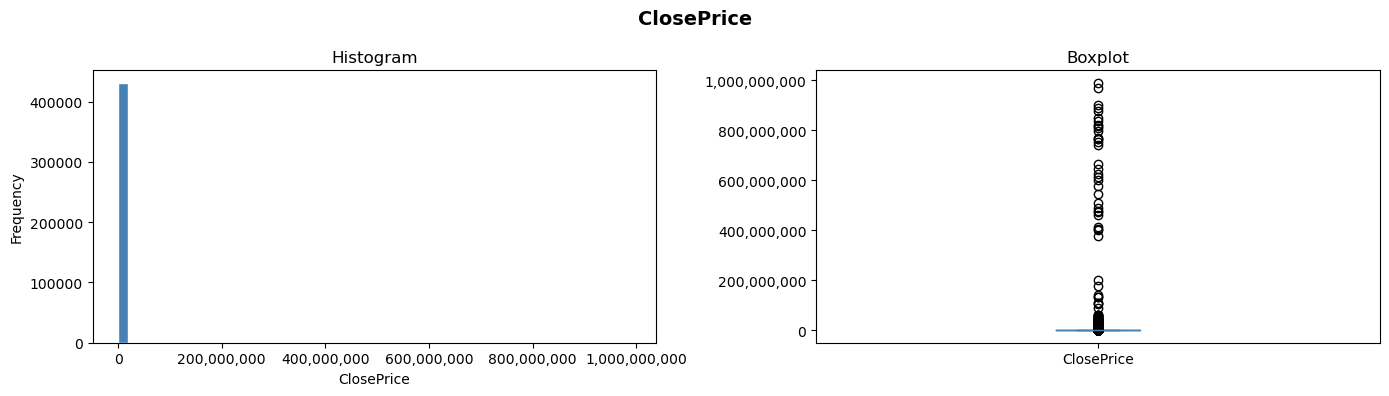
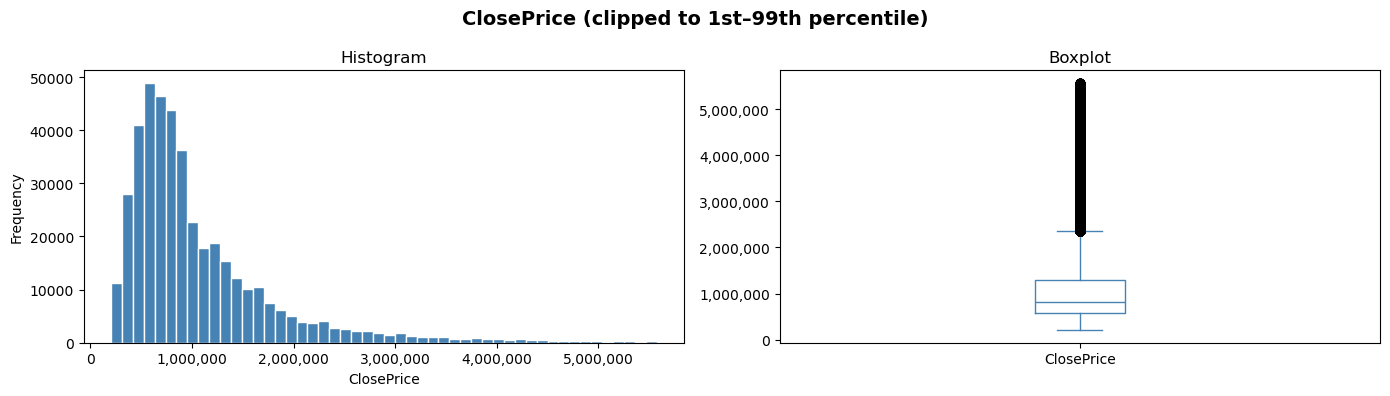
Code edit (unified diff) that turned the first committed figure into the second:
--- before
+++ after
@@ -5,9 +5,16 @@
         continue
     
+    data = sold[col].dropna()
+    
+    # Clip to 1st-99th percentile to remove extreme outliers from skewing the plot
+    p01 = data.quantile(0.01)
+    p99 = data.quantile(0.99)
+    data_clipped = data[(data >= p01) & (data <= p99)]
+    
     fig, axes = plt.subplots(1, 2, figsize=(14, 4))
-    fig.suptitle(col, fontsize=14, fontweight='bold')
+    fig.suptitle(f"{col} (clipped to 1st–99th percentile)", fontsize=14, fontweight='bold')
     
     # Histogram
-    sold[col].dropna().plot(kind='hist', bins=50, ax=axes[0], color='steelblue', edgecolor='white')
+    data_clipped.plot(kind='hist', bins=50, ax=axes[0], color='steelblue', edgecolor='white')
     axes[0].set_title('Histogram')
     axes[0].set_xlabel(col)
@@ -15,5 +22,5 @@
     
     # Boxplot
-    sold[[col]].dropna().plot(kind='box', ax=axes[1], color='steelblue')
+    data_clipped.to_frame().plot(kind='box', ax=axes[1], color='steelblue')
     axes[1].set_title('Boxplot')
     axes[1].yaxis.set_major_formatter(mticker.FuncFormatter(lambda x, _: f'{x:,.0f}'))

Commit: week 2 and 3 deliverables